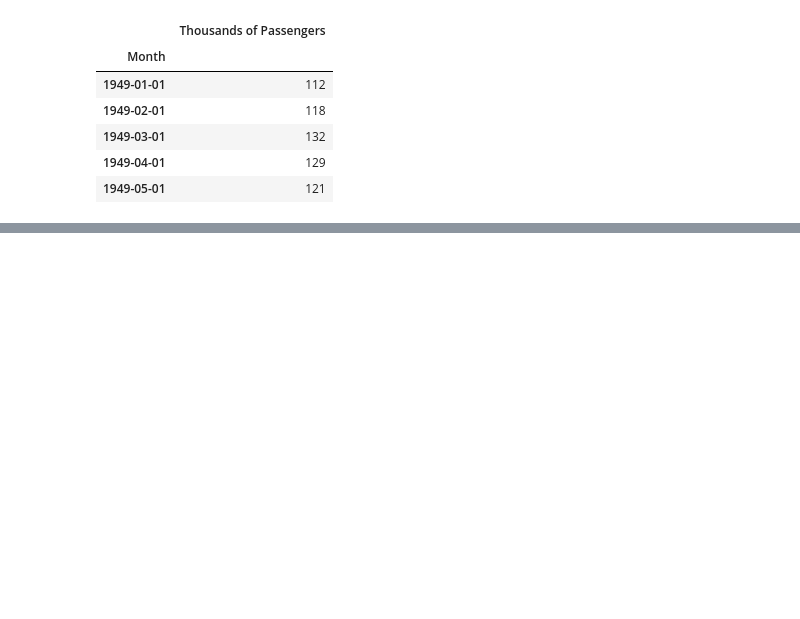
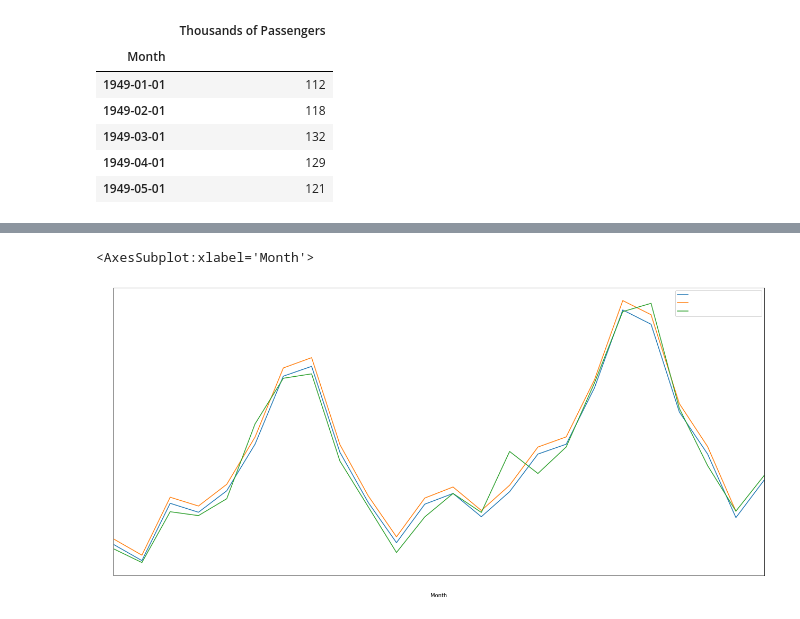
Before and after one commit to kunal266/Algo_Practice, a Jupyter notebook: time_winters.ipynb, the cells around one changed output, grey strips where cells are left out. Cells and saved outputs as stored; diff of their text form; code cells hidden in the pictures; blank space fills up the shorter version.

```diff
--- a/time_winters.ipynb
+++ b/time_winters.ipynb
@@ -54,0 +175,5 @@ df.head()
+# %%
+df[['Thousands of Passengers','DES_mul_12', 'TES_mul_12']].iloc[-24:].plot(figsize=(22,10))
+# %% [output]
+<AxesSubplot:xlabel='Month'>
+[figure, added]
```
Also changed, not shown: parts of 24 cells of this notebook.
